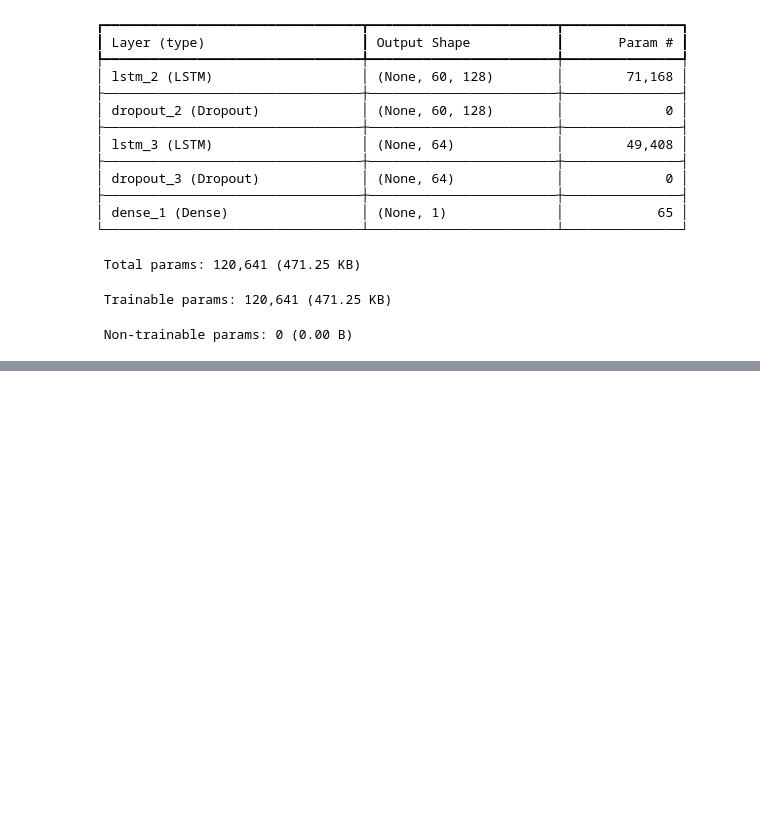
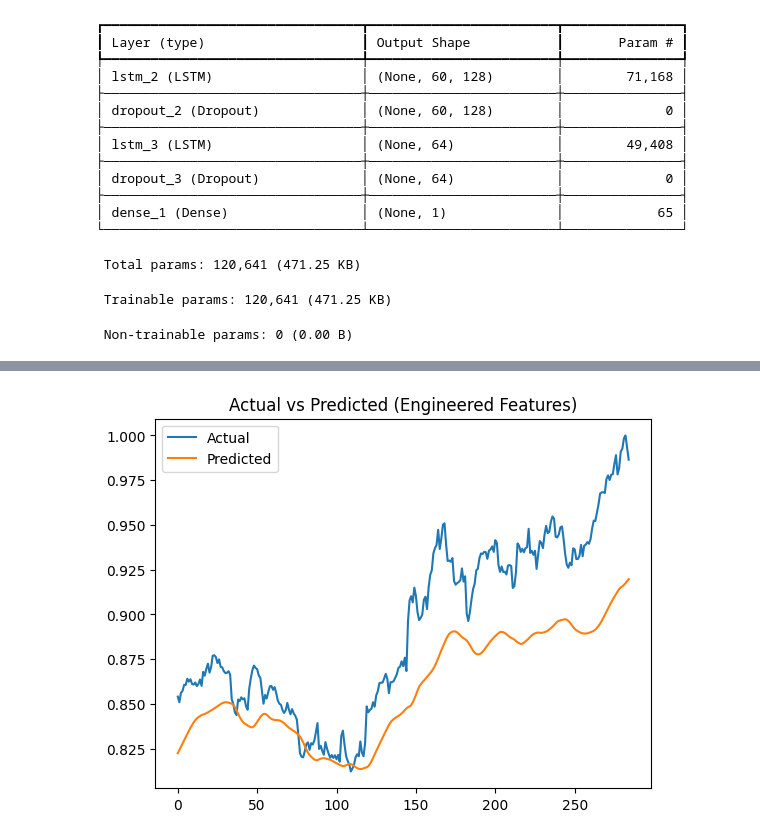
Before and after one commit to Buwanekafernando/Deep-Learning-Based-Crypto-Stock-Market-Prediction-System, a Jupyter notebook: notebooks/03_lstm_model.ipynb, the cells around one changed output, grey strips where cells are left out. Saved outputs shown, nothing was run; the diff lists cells and outputs as text; code cells hidden in the pictures; blank space fills up the shorter version.

Commit message:
Production LSTM Model Module

```diff
--- a/notebooks/03_lstm_model.ipynb
+++ b/notebooks/03_lstm_model.ipynb
@@ -215,0 +230,2 @@ history = model.fit(
+# %%
+y_pred = model.predict(X_test)
@@ -215,0 +237,30 @@ history = model.fit(
+# %%
+# Reload feature columns count
+n_features = X_train.shape[2]
+
+dummy_test = np.zeros((len(y_test), n_features))
+dummy_pred = np.zeros((len(y_pred), n_features))
+
+# Close price index (same as Phase 4)
+close_index = 3
+
+dummy_test[:, close_index] = y_test
+dummy_pred[:, close_index] = y_pred.reshape(-1)
+
+scaler = MinMaxScaler()
+scaler.fit(dummy_test)
+
+y_test_inv = scaler.inverse_transform(dummy_test)[:, close_index]
+y_pred_inv = scaler.inverse_transform(dummy_pred)[:, close_index]
+# %%
+plt.figure()
+plt.plot(y_test_inv, label="Actual")
+plt.plot(y_pred_inv, label="Predicted")
+
+plt.legend()
+
+plt.title("Actual vs Predicted (Engineered Features)")
+
+plt.show()
+# %% [output]
+[figure, added]
```
Also changed, not shown: parts of 8 cells of this notebook, 2 other files.
